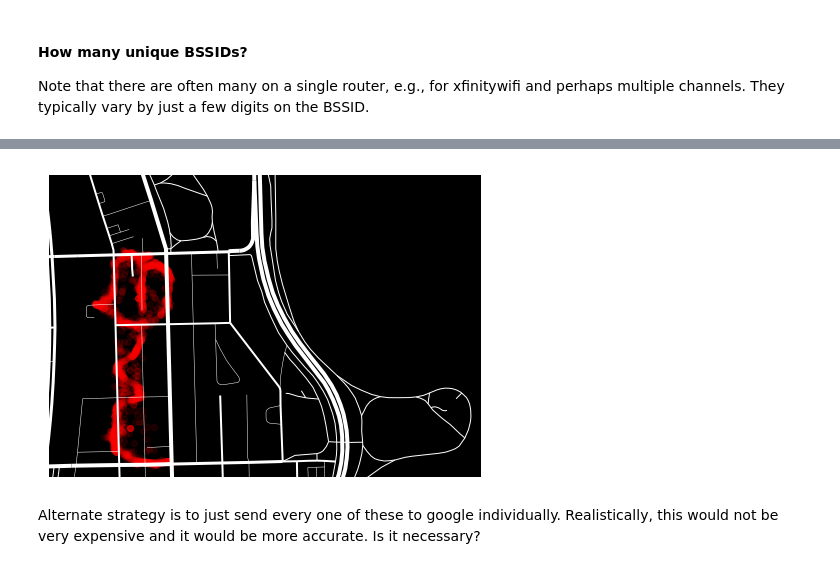
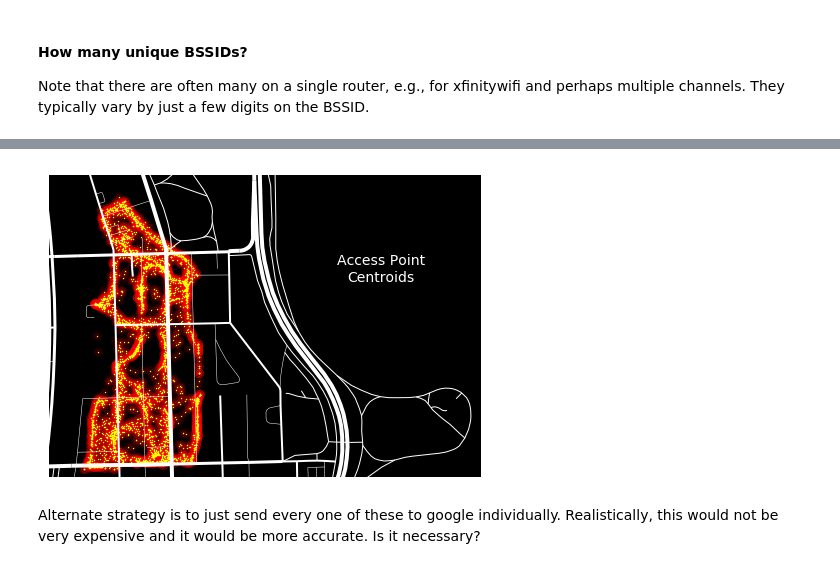
Before and after one commit to JamesSaxon/neighborhood_broadband, a Jupyter notebook: scan_map.ipynb, the cells around one changed output, grey strips where cells are left out. Cells and saved outputs as stored; diff of their text form; code cells hidden in the pictures.

```diff
--- a/scan_map.ipynb
+++ b/scan_map.ipynb
@@ -107,21 +117,30 @@ all_detections_U.set_geometry(all_detections_U.centroid, inplace = True)
 # %%
 fig, ax = plt.subplots(figsize = (6, 6), subplot_kw = {"aspect" : "equal"})
 
-all_detections_U.plot(color = "r", alpha = 0.1, ax = ax)
+all_detections_U.plot(facecolor = "none", alpha = 0.75, edgecolor = "r", markersize = 3**2, linewidth = 0.4, ax = ax)
+all_detections_U.plot(facecolor = "none", alpha = 0.50, edgecolor = "r", markersize = 6**2, linewidth = 0.4, ax = ax)
+all_detections_U.plot(facecolor = "none", alpha = 0.25, edgecolor = "r", markersize = 9**2, linewidth = 0.4, ax = ax)
+all_detections_U.plot(color = "#ffff00", alpha = 1.0, markersize = 2, linewidth = 0, ax = ax)
+
+
 streets.plot(color = "w", lw = streets.highway_thickness, ax = ax)
+
+ax.text(x = 0.77, y = 0.65, s = "Access Point\nCentroids", size = 14,
+        horizontalalignment = "center",
+        transform=ax.transAxes, color = "w")
 
 ax.set_xlim(362000, 363000)
 # ax.set_ylim(569000, 570750)
 ax.set_ylim(569600, 570300)
 
 ax.set_facecolor("k")
 
 map_format(ax)
 
 fig.savefig("wifi_centroids.pdf", facecolor = "k", edgecolor='none',
             bbox_inches='tight', pad_inches=0.025)
 # %% [output]
-[figure, old version]
+[figure, new version]
 # %% [markdown]
 Alternate strategy is to just send every one of these to google individually.  Realistically, this would not be very expensive and it would be more accurate.  Is it necessary?
 # %% [markdown]
```
Also changed, not shown: parts of 2 cells of this notebook, 2 other files.
